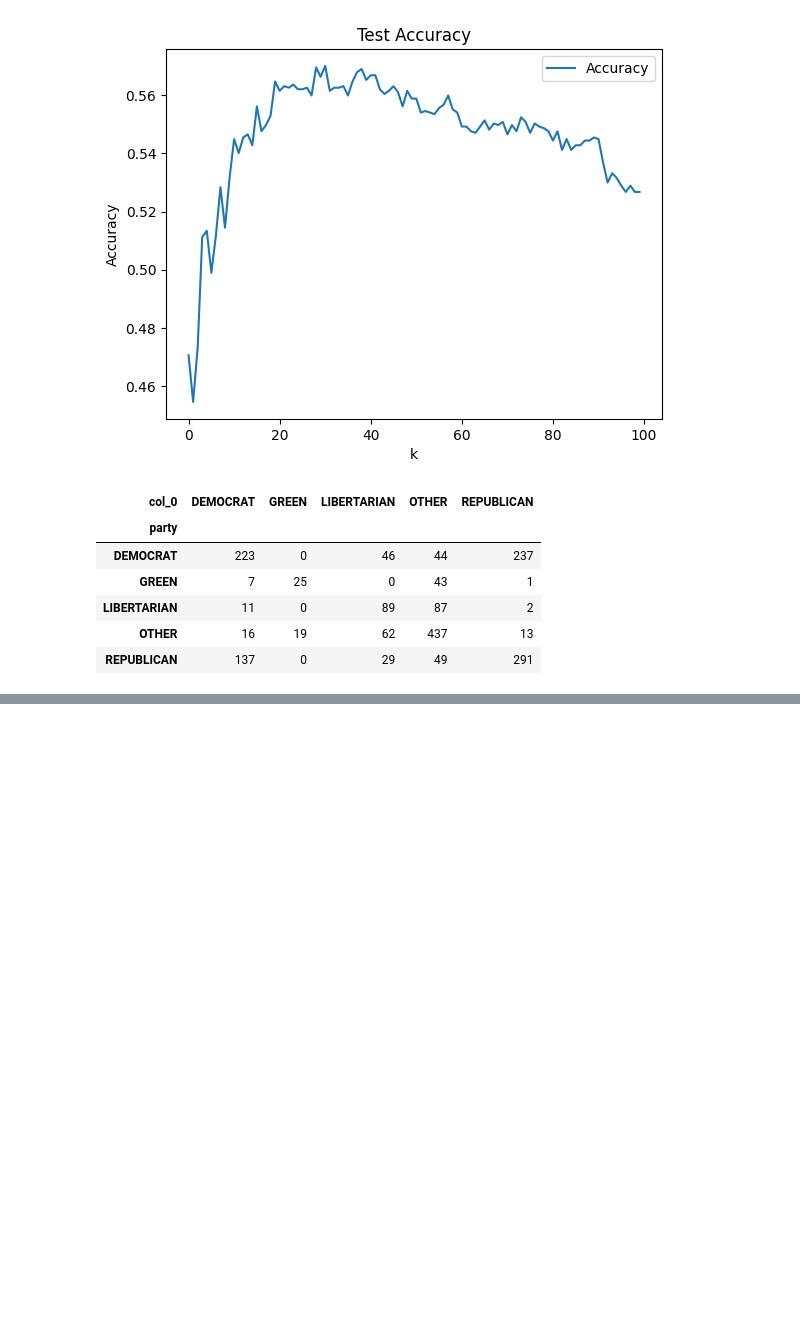
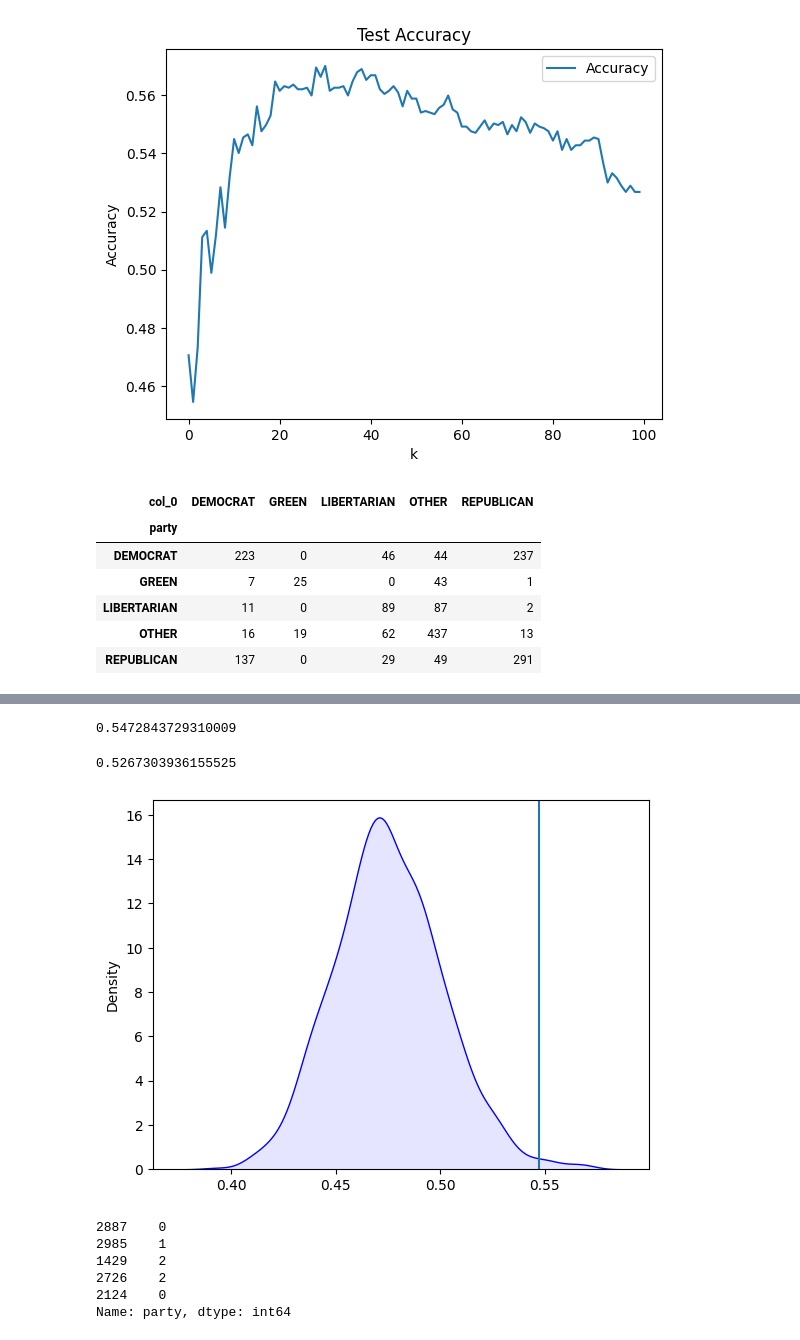
Before and after one commit to rtomek9/project_votingGroup23DS3001, a Jupyter notebook: VA_data_confusion_matrix.ipynb, the cells around one changed output, grey strips where cells are left out. Drawn from its saved outputs; the diff is of its cells as text; code cells hidden in the pictures; blank space fills up the shorter version.

```diff
--- a/VA_data_confusion_matrix.ipynb
+++ b/VA_data_confusion_matrix.ipynb
@@ -448,0 +573,66 @@ pd.crosstab(y_test,y_hat)
+# %%
+# Split data into training rows and testing rows:
+N = df2.shape[0]
+df2 = df2.sample(frac=1, random_state=100) # randomize the order in which data appears
+train_size = int(.8*N)
+df_train = df2[0:train_size]
+N_train = df_train.shape[0]
+df_test = df2[train_size:]
+N_test = df_test.shape[0]
+
+# Bootstrap:
+T = 1000
+m_depth = 5
+Rsq = np.zeros(T) # preallocate the rsq measure
+y_test_hat = np.zeros([T,N_test]) # preallocate predictions on test set
+df_train.head()
+
+# Split data into train/test:
+X_train = df_train.drop(['party', "state", "state_po", 'county_name', 'office', 'candidate', 'mode'], axis=1)
+y_train = df_train['party']
+X_test = df_test.drop(['party', "state", "state_po", 'county_name', 'office', 'candidate', 'mode'], axis=1)
+y_test = df_test['party']
+
+# Bootstrapping:
+for s in range(T):
+    # Generate a bootstrap sample:
+    df_s = df_train.sample(frac=1, replace=True)
+    X_s = df_s.drop(['party', "state", "state_po", 'county_name', 'office', 'candidate', 'mode'], axis=1)
+    y_s = df_s['party']
+    # Fit decision tree:
+    cart = tree.DecisionTreeRegressor(max_depth=m_depth) # Create a classifier object
+    cart = cart.fit(X_s, y_s) # Fit the classifier
+    # Compute Rsq:
+    y_hat = cart.predict(X_test)
+    SSE = np.sum( (y_test-y_hat)**2 )
+    TSS = np.sum( (y_test-y_s.mean())**2 )
+    Rsq[s] = 1 - SSE/TSS
+    # Make and Save Predictions:
+    y_test_hat[s,:] = y_hat
+
+# Ensemble predictor:
+y_hat_ensemble = y_test_hat.mean(axis=0) # Average the columns to get the ensemble prediction
+SSE = np.sum( (y_test-y_hat_ensemble)**2 )
+TSS = np.sum( (y_test-y_train.mean())**2 )
+Rsq_ensemble = 1 - SSE/TSS
+
+print(Rsq_ensemble)
+# %% [output]
+0.5472843729310009
+# %%
+ax = sns.kdeplot(x = Rsq, fill = True, color = "blue", alpha = 0.1)
+ax.axvline(x = Rsq_ensemble)
+
+print(np.quantile(Rsq,.97))
+# %% [output]
+0.5267303936155525
+[figure, added]
+# %%
+y_train.head()
+# %% [output]
+2887    0
+2985    1
+1429    2
+2726    2
+2124    0
+Name: party, dtype: int64
```
Also changed, not shown: parts of 29 cells of this notebook.
